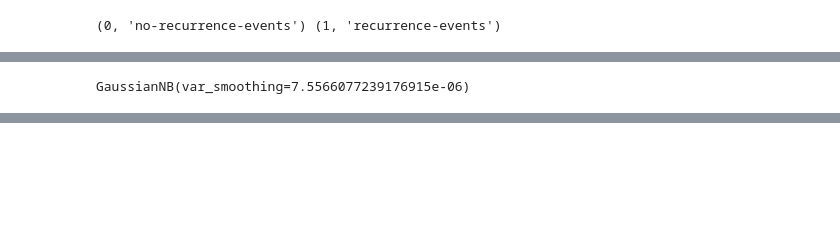
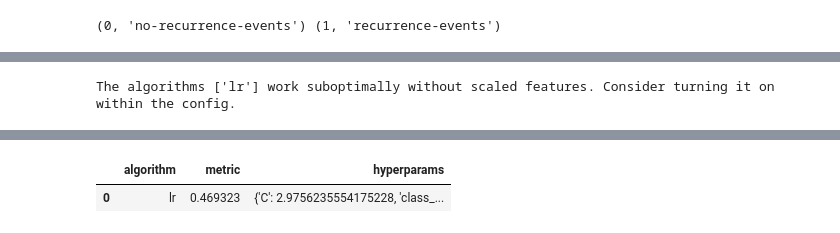
Before and after one commit to George713/pytelligence, a Jupyter notebook: main.ipynb, the cells around one changed output, grey strips where cells are left out. Cells and saved outputs as stored; diff of their text form; code cells hidden in the pictures; blank space fills up the shorter version.

```diff
--- a/main.ipynb
+++ b/main.ipynb
@@ -217,10 +142,10 @@ compare_df.iloc[0]["hyperparams"]
 # %%
 best_feature_list = pc.modelling.reduce_feature_space(
     setup=setup,
-    algorithm= "nb",metric="f1",
-    reference_metric=compare_df.iloc[0]["metric"],
+    algorithm= "nb",
+    metric="f1",
+    reference_metric=compare_df_tune.iloc[0]["metric"],
     acceptable_loss=0.5,
-    hyperparams=compare_df.iloc[0]["hyperparams"]
+    hyperparams=compare_df_tune.iloc[0]["hyperparams"]
 )
-best_feature_list
 # %% [output]
@@ -261,14 +153,13 @@ New metric: 0.463, worst feature: node-caps_yes
-# %%
-def optimize_after_tuning():
-    best_feature_list = pc.modelling.reduce_feature_space(
-        setup=setup,
-        algorithm= "nb",metric="f1",
-        reference_metric=compare_df.iloc[0]["metric"],
-        acceptable_loss=0.5,
-        hyperparams=compare_df.iloc[0]["hyperparams"]
-    )
-    return best_feature_list
-
-# optimize_after_tuning()
-# %% [output]
-GaussianNB(var_smoothing=7.5566077239176915e-06)
+# %%
+compare_df_final, model_list = (
+        pc.modelling.tune_hyperparams(
+               setup=setup,
+               include=["lr"],
+               optimize="f1",
+               n_trials=50,
+               feature_list=best_feature_list,
+               return_models=True,
+        )
+)
+compare_df_final
+# %% [output]
@@ -274,0 +167 @@ GaussianNB(var_smoothing=7.5566077239176915e-06)
+The algorithms ['lr'] work suboptimally without scaled features. Consider turning it on within the config.
@@ -274,0 +185,2 @@ GaussianNB(var_smoothing=7.5566077239176915e-06)
+|  | algorithm | metric | hyperparams |
+| 0 | lr | 0.469323 | {'C': 2.9756235554175228, 'class_... |
```
Also changed, not shown: parts of 12 cells of this notebook, 7 other files.
